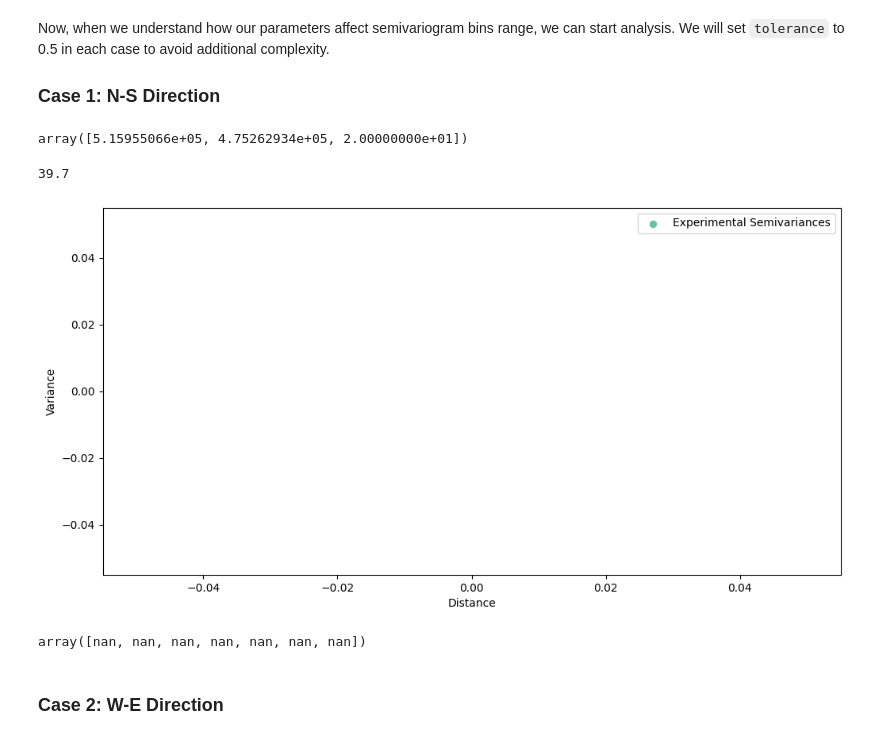
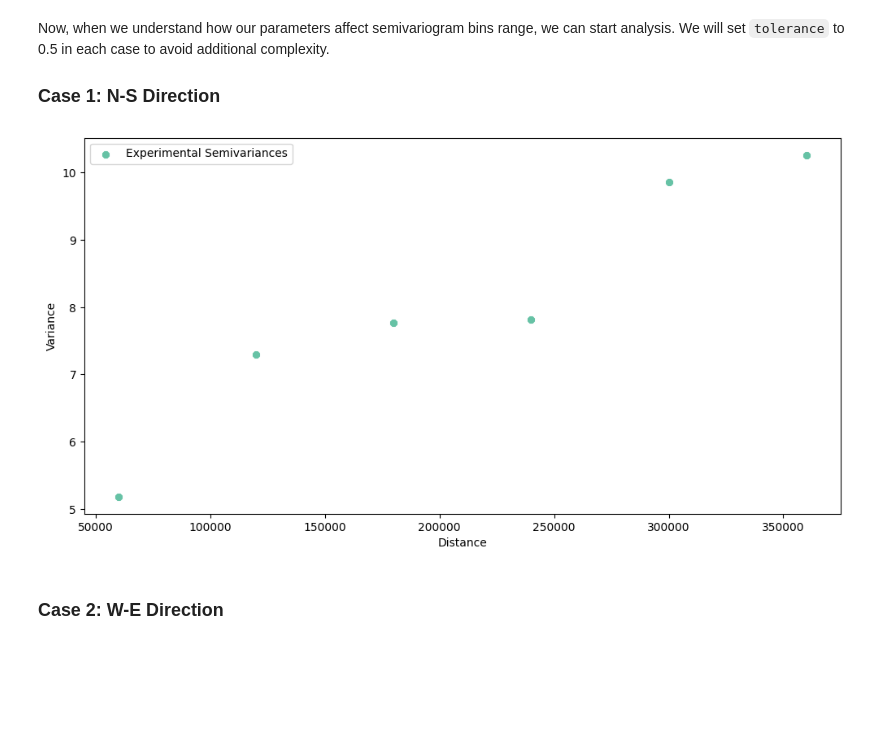
Before and after one commit to DataverseLabs/pyinterpolate, a Jupyter notebook: tutorials/Directional Semivariograms (Basic).ipynb, the cells around one changed output. Saved outputs shown, nothing was run; the diff lists cells and outputs as text; code cells hidden in the pictures; blank space fills up the shorter version.

```diff
--- a/tutorials/Directional Semivariograms (Basic).ipynb
+++ b/tutorials/Directional Semivariograms (Basic).ipynb
@@ -99,6 +110,8 @@ gds.head()
+# %%
+gds = gds.dropna(axis=0)
 # %%
-gds.to_crs(epsg=2180, inplace=True)
-gds.plot(figsize=(10, 10), column='PM10', legend=True, markersize=20)
+gds = gds.to_crs(epsg=2180)
+gds.plot(figsize=(10, 10), column=DATASET, legend=True, markersize=20)
 plt.title('PM10 concentrations in Poland')
 # %% [output]
 Text(0.5, 1.0, 'PM10 concentrations in Poland')
@@ -135,30 +148,24 @@ Now, when we understand how our parameters affect semivariogram bins range, we c
 
 ### Case 1: N-S Direction
 # %%
-BIN_RADIUS = 50000  # meters
+BIN_RADIUS = 60000  # meters
 MAX_RANGE = 400000  # meters
 # %%
-inp_arr = np.array(list(zip(gds['geometry'].x, gds['geometry'].y, gds['PM10'])))
+inp_arr = np.array(list(zip(gds['geometry'].x,
+                            gds['geometry'].y,
+                            gds[DATASET])))
-# %% [output]
-array([5.15955066e+05, 4.75262934e+05, 2.00000000e+01])
-# %%
-max(inp_arr[:, -1])
-# %% [output]
-39.7
 # %%
 ns_variogram = build_experimental_variogram(
     input_array=inp_arr,
     step_size=BIN_RADIUS,
     max_range=MAX_RANGE,
     direction=0,
     tolerance=0.5
 )
 
 ns_variogram.plot(plot_semivariance=True)
-ns_variogram.experimental_semivariances
 # %% [output]
-[figure, old version]
+[figure, new version]
-array([nan, nan, nan, nan, nan, nan, nan])
 # %% [markdown]
 ### Case 2: W-E Direction
 # %%
```
Also changed, not shown: parts of 9 cells of this notebook.
